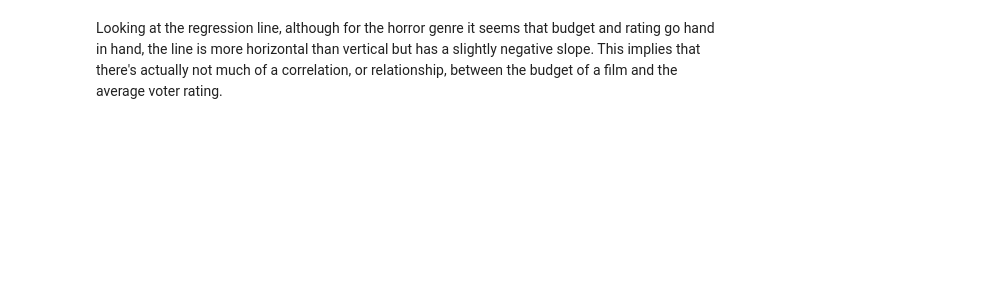
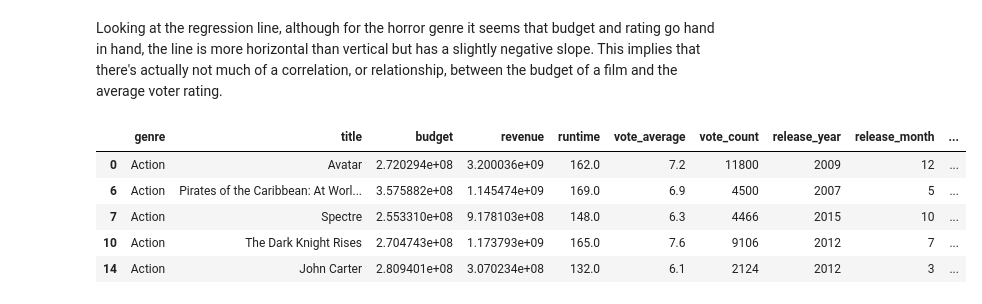
Before and after one commit to atulbharati/kevinh415.github.io, a Jupyter notebook: Movie.ipynb, the cells around one changed output. Saved outputs shown, nothing was run; the diff lists cells and outputs as text; code cells hidden in the pictures; blank space fills up the shorter version.

```diff
--- a/Movie.ipynb
+++ b/Movie.ipynb
@@ -459,8 +462,15 @@ plt.show()
 # %% [markdown]
 Looking at the regression line, although for the horror genre it seems that budget and rating go hand in hand, the line is more horizontal than vertical but has a slightly negative slope. This implies that there's actually not much of a correlation, or relationship, between the budget of a film and the average voter rating.
 # %%
-action_movies = movies[movies['genres'].str.contains("Action")]
+action_movies = movies[movies.genre == 'Action']
 action_movies.head()
+# %% [output]
+|  | genre | title | budget | revenue | runtime | vote_average | vote_count | release_year | release_month | ... |
+| 0 | Action | Avatar | 2.720294e+08 | 3.200036e+09 | 162.0 | 7.2 | 11800 | 2009 | 12 | ... |
+| 6 | Action | Pirates of the Caribbean: At Worl... | 3.575882e+08 | 1.145474e+09 | 169.0 | 6.9 | 4500 | 2007 | 5 | ... |
+| 7 | Action | Spectre | 2.553310e+08 | 9.178103e+08 | 148.0 | 6.3 | 4466 | 2015 | 10 | ... |
+| 10 | Action | The Dark Knight Rises | 2.704743e+08 | 1.173793e+09 | 165.0 | 7.6 | 9106 | 2012 | 7 | ... |
+| 14 | Action | John Carter | 2.809401e+08 | 3.070234e+08 | 132.0 | 6.1 | 2124 | 2012 | 3 | ... |
 # %%
 train = action_movies.sample(439)
 test = action_movies[~action_movies.title.isin(train.title)]
```
Also changed, not shown: parts of 4 cells of this notebook.
